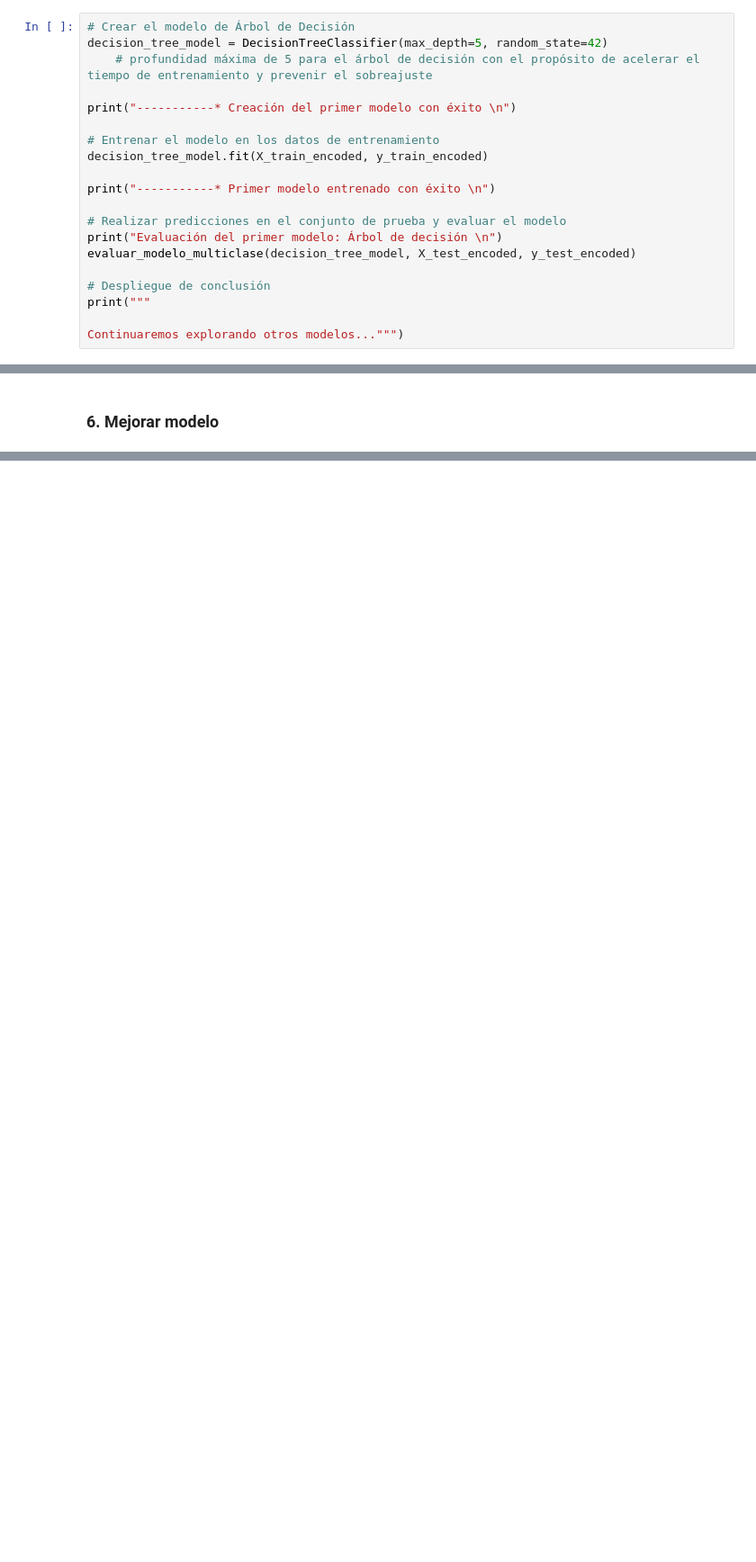
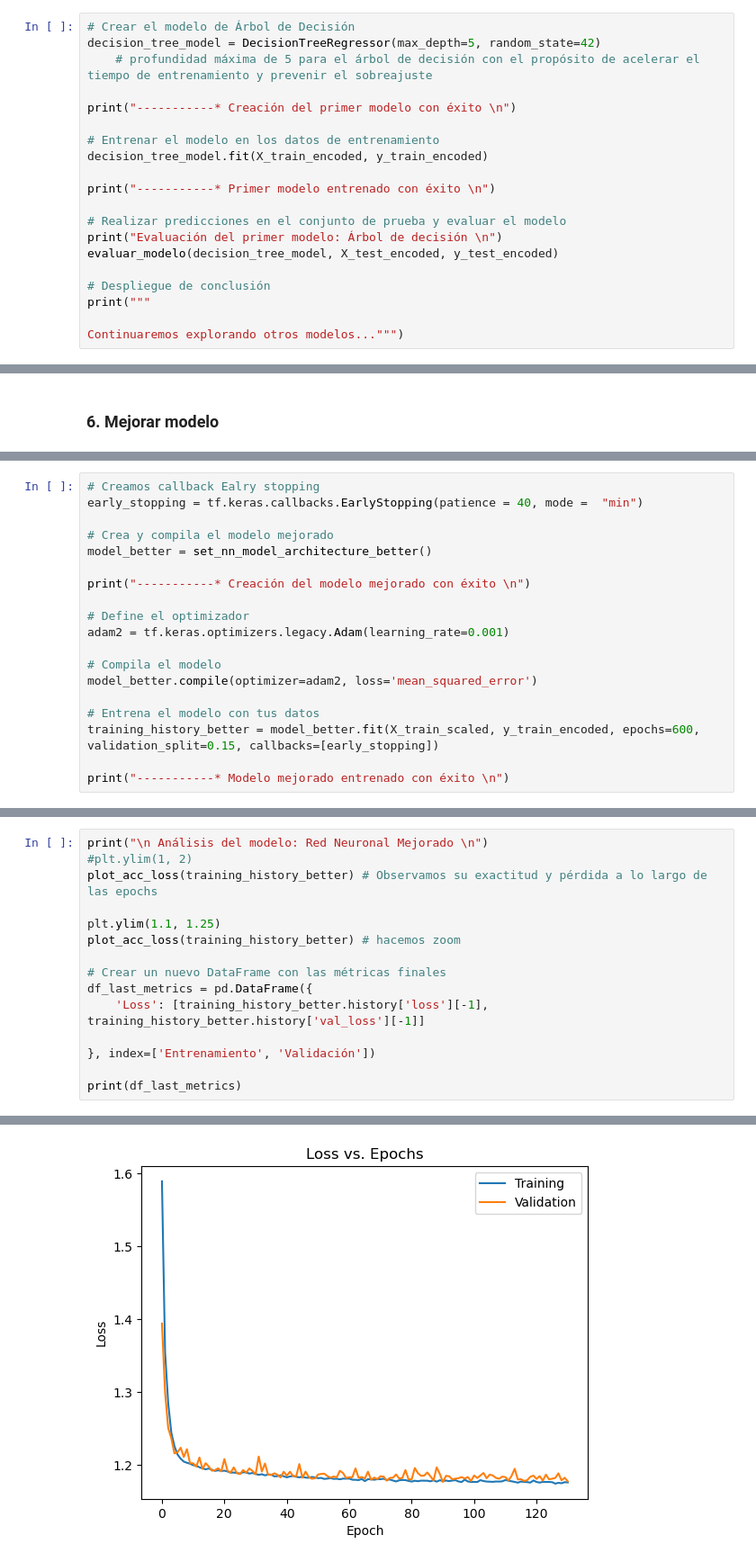
Before and after one commit to Dany-Loda/MLConFramework, a Jupyter notebook: PortafolioImplementacion_RedNeuronal_RecomendacionMovieLens.ipynb, the cells around one changed output, grey strips where cells are left out. Shown at 90% size. Drawn from its saved outputs; the diff is of its cells as text; blank space fills up the shorter version.

```diff
--- a/PortafolioImplementacion_RedNeuronal_RecomendacionMovieLens.ipynb
+++ b/PortafolioImplementacion_RedNeuronal_RecomendacionMovieLens.ipynb
@@ -268,7 +265,7 @@ print("-----------* Datos divididos para entrenamiento y prueba con éxito \n")
 #### *Árbol de decisión*
 # %%
 # Crear el modelo de Árbol de Decisión
-decision_tree_model = DecisionTreeClassifier(max_depth=5, random_state=42)
+decision_tree_model = DecisionTreeRegressor(max_depth=5, random_state=42)
     # profundidad máxima de 5 para el árbol de decisión con el propósito de acelerar el tiempo de entrenamiento y prevenir el sobreajuste
 
 print("-----------* Creación del primer modelo con éxito \n")
@@ -280,7 +277,7 @@ print("-----------* Primer modelo entrenado con éxito \n")
 
 # Realizar predicciones en el conjunto de prueba y evaluar el modelo
 print("Evaluación del primer modelo: Árbol de decisión \n")
-evaluar_modelo_multiclase(decision_tree_model, X_test_encoded, y_test_encoded)
+evaluar_modelo(decision_tree_model, X_test_encoded, y_test_encoded)
 
 # Despliegue de conclusión
 print("""
@@ -509,0 +484,19 @@ print("\n Análisis del modelo: Red Neuronal Original \n")
+# %%
+# Creamos callback Ealry stopping
+early_stopping = tf.keras.callbacks.EarlyStopping(patience = 40, mode =  "min")
+
+# Crea y compila el modelo mejorado
+model_better = set_nn_model_architecture_better()
+
+print("-----------* Creación del modelo mejorado con éxito \n")
+
+# Define el optimizador
+adam2 = tf.keras.optimizers.legacy.Adam(learning_rate=0.001)
+
+# Compila el modelo
+model_better.compile(optimizer=adam2, loss='mean_squared_error')
+
+# Entrena el modelo con tus datos
+training_history_better = model_better.fit(X_train_scaled, y_train_encoded, epochs=600, validation_split=0.15, callbacks=[early_stopping])
+
+print("-----------* Modelo mejorado entrenado con éxito \n")
@@ -509,0 +538,16 @@ print("\n Análisis del modelo: Red Neuronal Original \n")
+# %%
+print("\n Análisis del modelo: Red Neuronal Mejorado \n")
+#plt.ylim(1, 2)
+plot_acc_loss(training_history_better) # Observamos su exactitud y pérdida a lo largo de las epochs
+
+plt.ylim(1.1, 1.25)
+plot_acc_loss(training_history_better) # hacemos zoom
+
+# Crear un nuevo DataFrame con las métricas finales
+df_last_metrics = pd.DataFrame({
+    'Loss': [training_history_better.history['loss'][-1], training_history_better.history['val_loss'][-1]]
+
+}, index=['Entrenamiento', 'Validación'])
+
+print(df_last_metrics)
+# %% [output]
@@ -509,0 +555 @@ print("\n Análisis del modelo: Red Neuronal Original \n")
+[figure, added]
```
Also changed, not shown: parts of 30 cells of this notebook.
